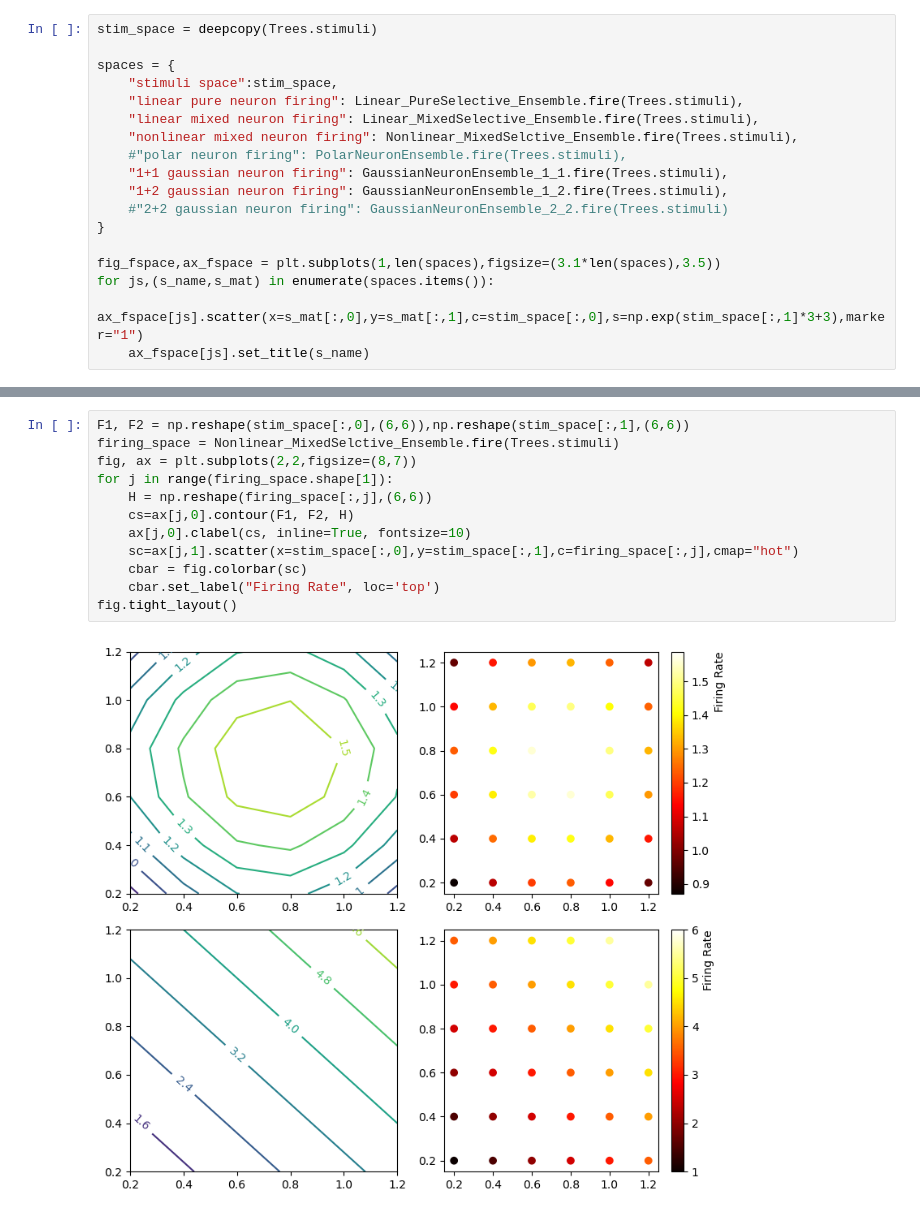
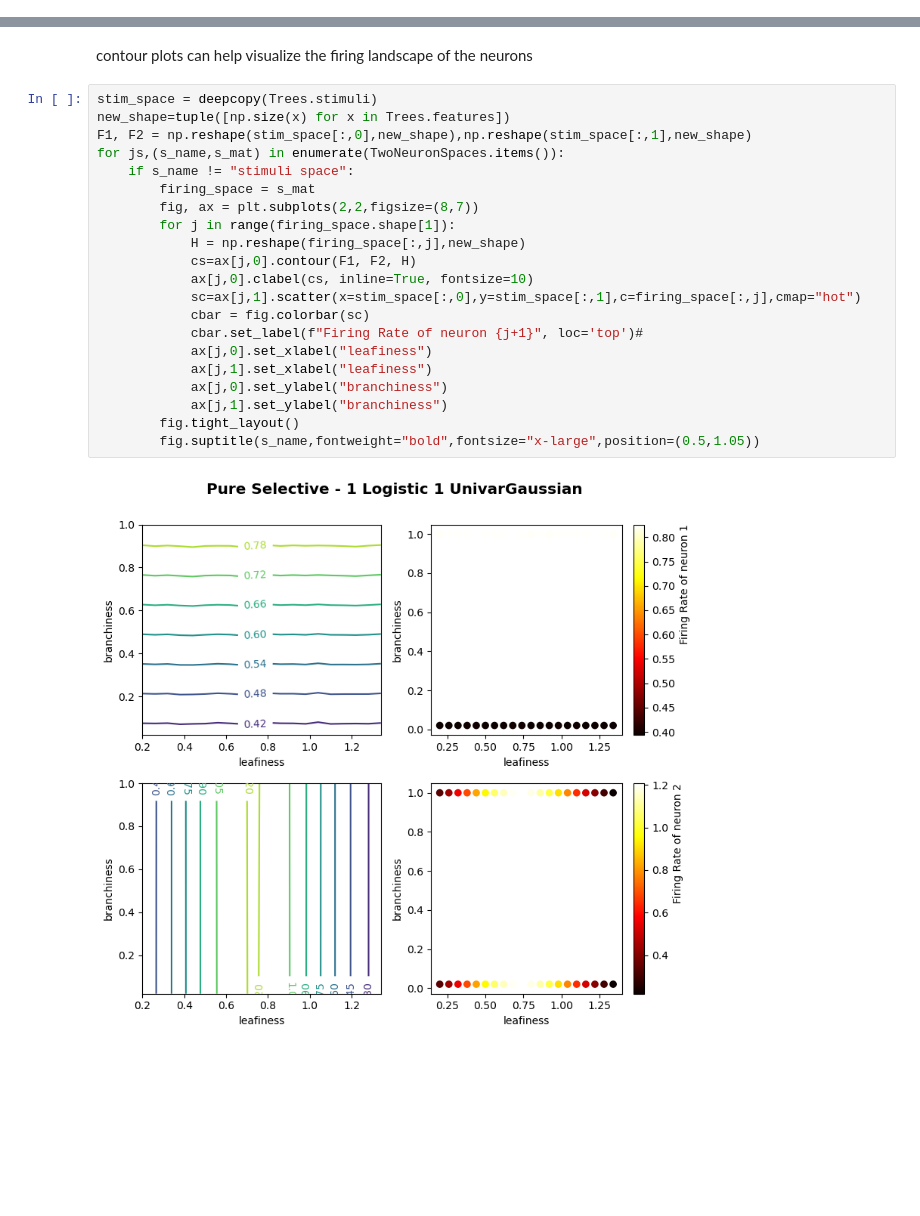
Before and after one commit to ZiluLiang/NeuralGeometry, a Jupyter notebook: MethodsMeeting.ipynb, the cells around one changed output, grey strips where cells are left out. Saved outputs shown, nothing was run; the diff lists cells and outputs as text; blank space fills up the shorter version.

Commit message:
examples of ensembles of 2 neurons

```diff
--- a/MethodsMeeting.ipynb
+++ b/MethodsMeeting.ipynb
@@ -85,18 +37,0 @@ X.shape
-# %%
-stim_space = deepcopy(Trees.stimuli)
-
-spaces = {
-    "stimuli space":stim_space,
-    "linear pure neuron firing": Linear_PureSelective_Ensemble.fire(Trees.stimuli),
-    "linear mixed neuron firing": Linear_MixedSelective_Ensemble.fire(Trees.stimuli),
-    "nonlinear mixed neuron firing": Nonlinear_MixedSelctive_Ensemble.fire(Trees.stimuli),
-    #"polar neuron firing": PolarNeuronEnsemble.fire(Trees.stimuli),
-    "1+1 gaussian neuron firing": GaussianNeuronEnsemble_1_1.fire(Trees.stimuli),
-    "1+2 gaussian neuron firing": GaussianNeuronEnsemble_1_2.fire(Trees.stimuli),
-    #"2+2 gaussian neuron firing": GaussianNeuronEnsemble_2_2.fire(Trees.stimuli)
-}
-
-fig_fspace,ax_fspace = plt.subplots(1,len(spaces),figsize=(3.1*len(spaces),3.5))
-for js,(s_name,s_mat) in enumerate(spaces.items()):
-    ax_fspace[js].scatter(x=s_mat[:,0],y=s_mat[:,1],c=stim_space[:,0],s=np.exp(stim_space[:,1]*3+3),marker="1")
-    ax_fspace[js].set_title(s_name)
@@ -105,14 +163,25 @@ for js,(s_name,s_mat) in enumerate(spaces.items()):
+# %% [markdown]
+contour plots can help visualize the firing landscape of the neurons
 # %%
-F1, F2 = np.reshape(stim_space[:,0],(6,6)),np.reshape(stim_space[:,1],(6,6))
-firing_space = Nonlinear_MixedSelctive_Ensemble.fire(Trees.stimuli)
-fig, ax = plt.subplots(2,2,figsize=(8,7))
-for j in range(firing_space.shape[1]):
-    H = np.reshape(firing_space[:,j],(6,6))
-    cs=ax[j,0].contour(F1, F2, H)
-    ax[j,0].clabel(cs, inline=True, fontsize=10)
-    sc=ax[j,1].scatter(x=stim_space[:,0],y=stim_space[:,1],c=firing_space[:,j],cmap="hot")
-    cbar = fig.colorbar(sc)
-    cbar.set_label("Firing Rate", loc='top')
-fig.tight_layout()
+stim_space = deepcopy(Trees.stimuli)
+new_shape=tuple([np.size(x) for x in Trees.features])
+F1, F2 = np.reshape(stim_space[:,0],new_shape),np.reshape(stim_space[:,1],new_shape)
+for js,(s_name,s_mat) in enumerate(TwoNeuronSpaces.items()):
+    if s_name != "stimuli space":
+        firing_space = s_mat
+        fig, ax = plt.subplots(2,2,figsize=(8,7))
+        for j in range(firing_space.shape[1]):
+            H = np.reshape(firing_space[:,j],new_shape)
+            cs=ax[j,0].contour(F1, F2, H)
+            ax[j,0].clabel(cs, inline=True, fontsize=10)
+            sc=ax[j,1].scatter(x=stim_space[:,0],y=stim_space[:,1],c=firing_space[:,j],cmap="hot")
+            cbar = fig.colorbar(sc)
+            cbar.set_label(f"Firing Rate of neuron {j+1}", loc='top')#
+            ax[j,0].set_xlabel("leafiness")
+            ax[j,1].set_xlabel("leafiness")
+            ax[j,0].set_ylabel("branchiness")
+            ax[j,1].set_ylabel("branchiness")
+        fig.tight_layout()
+        fig.suptitle(s_name,fontweight="bold",fontsize="x-large",position=(0.5,1.05))
 # %% [output]
-[figure, old version]
+[figure, new version]
```
Also changed, not shown: parts of 20 cells of this notebook.
